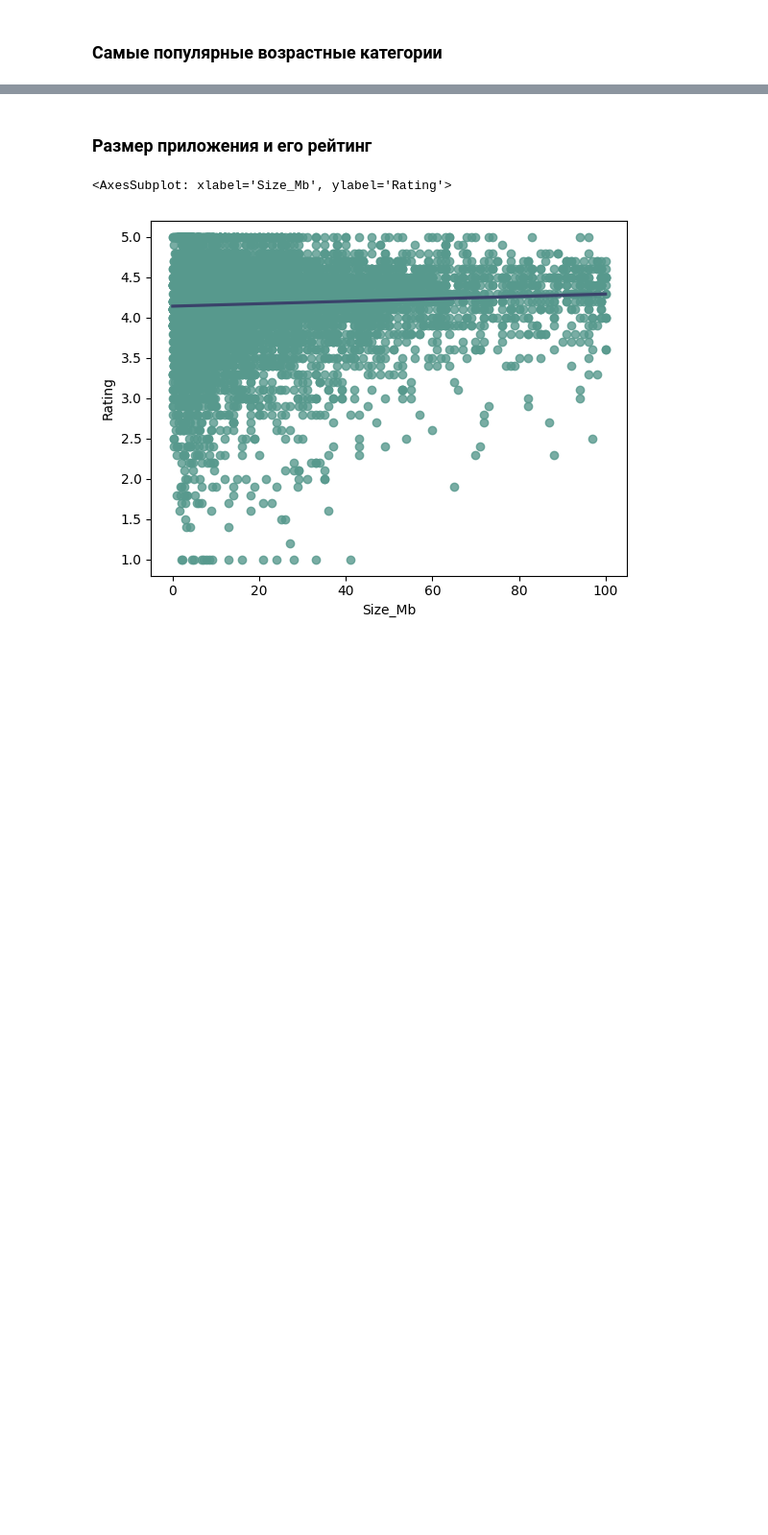
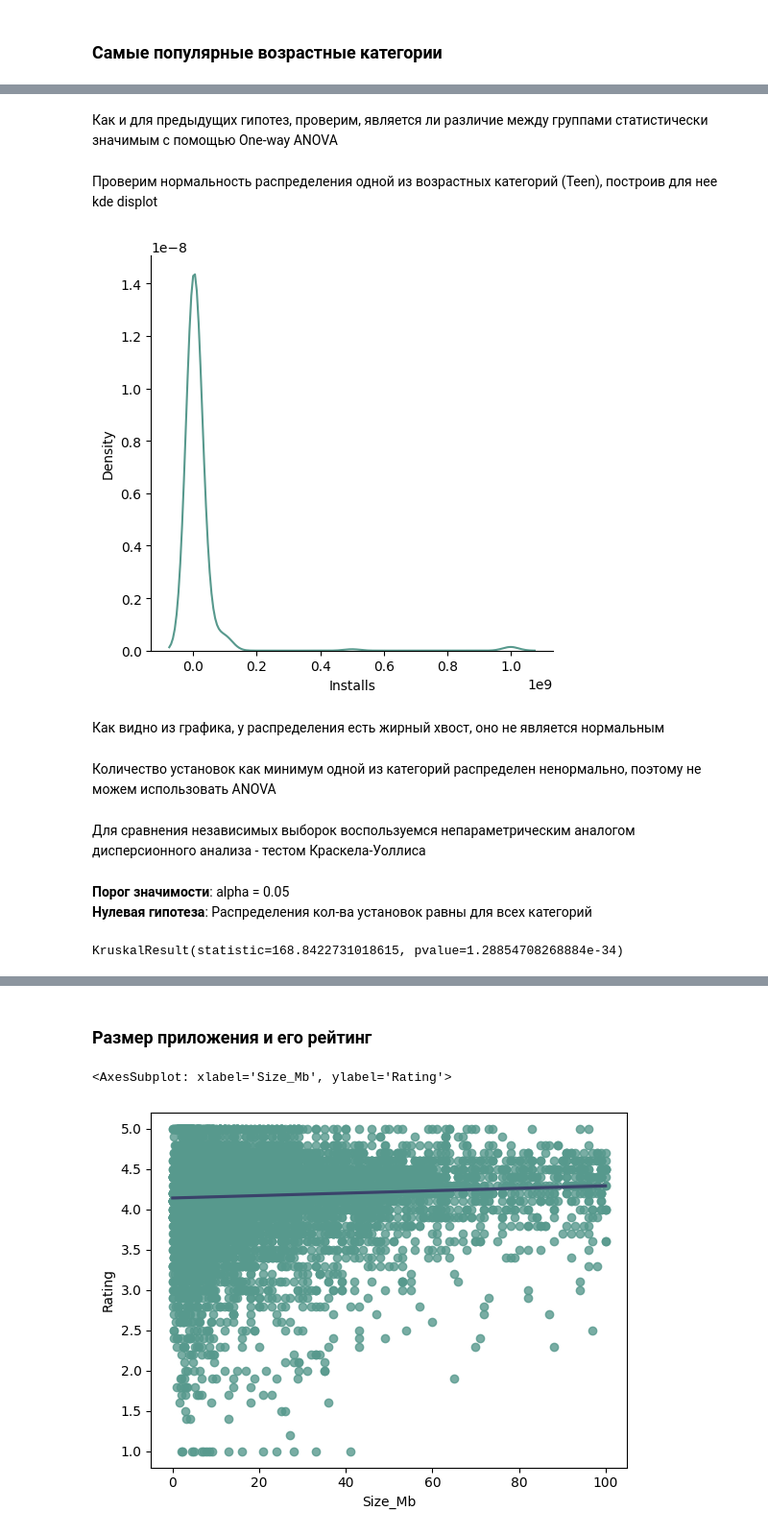
Before and after one commit to sanyakamen1/Google_Play_Store_EDA, a Jupyter notebook: Google Play Store EDA.ipynb, the cells around one changed output, grey strips where cells are left out. Shown: that part at 96% size. Saved outputs shown, nothing was run; the diff lists cells and outputs as text; code cells hidden in the pictures; blank space fills up the shorter version.

```diff
--- a/Google Play Store EDA.ipynb
+++ b/Google Play Store EDA.ipynb
@@ -776,0 +844,22 @@ plt.tight_layout()
+# %% [markdown]
+Как и для предыдущих гипотез, проверим, является ли различие между группами статистически значимым с помощью One-way ANOVA
+# %% [markdown]
+Проверим нормальность распределения одной из возрастных категорий (Teen), построив для нее kde displot
+# %%
+sns.displot(apps[apps.Content_Rating == 'Teen']['Installs'], kind='kde')
+plt.show()
+# %% [output]
+[figure, added]
+# %% [markdown]
+Как видно из графика, у распределения есть жирный хвост, оно не является нормальным
+# %% [markdown]
+Количество установок как минимум одной из категорий распределен ненормально, поэтому не можем использовать ANOVA
+# %% [markdown]
+Для сравнения независимых выборок воспользуемся непараметрическим аналогом дисперсионного анализа - тестом Краскела-Уоллиса
+# %% [markdown]
+<b>Порог значимости</b>: alpha = 0.05
+<b>Нулевая гипотеза</b>: Распределения кол-ва установок равны для всех категорий
+# %%
+stats.kruskal(*apps.groupby('Content_Rating')['Installs'].apply(list))
+# %% [output]
+KruskalResult(statistic=168.8422731018615, pvalue=1.28854708268884e-34)
```
Also changed, not shown: parts of 38 cells of this notebook.
